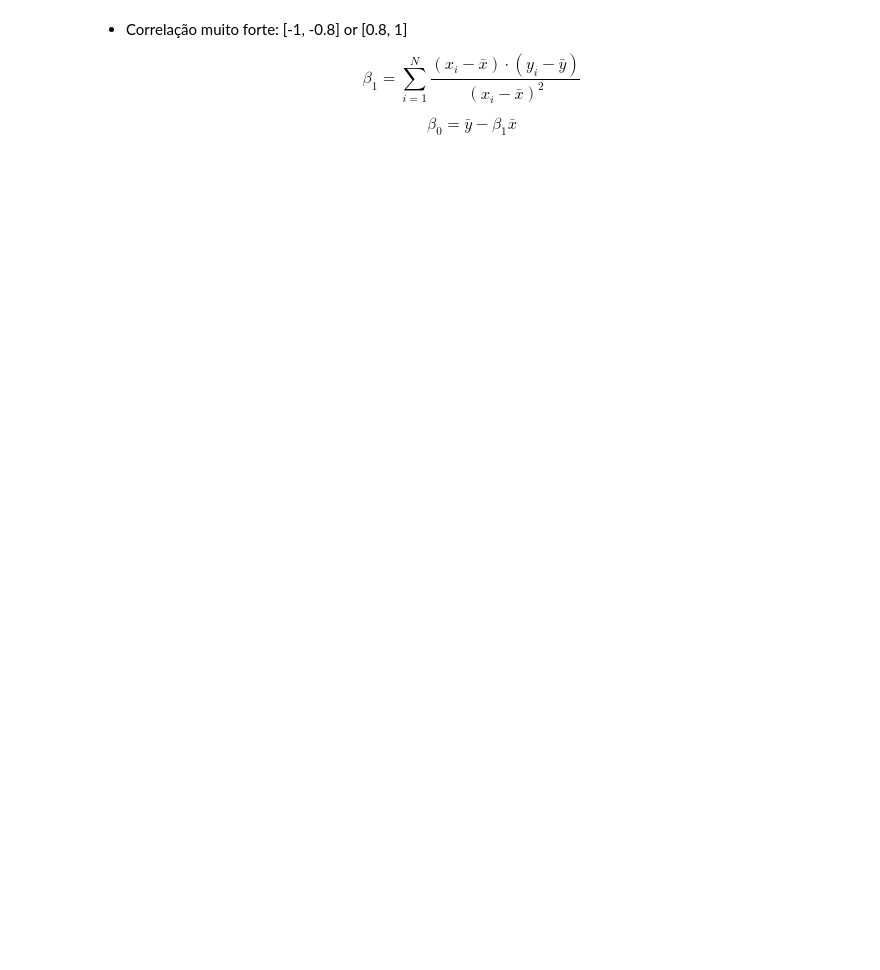
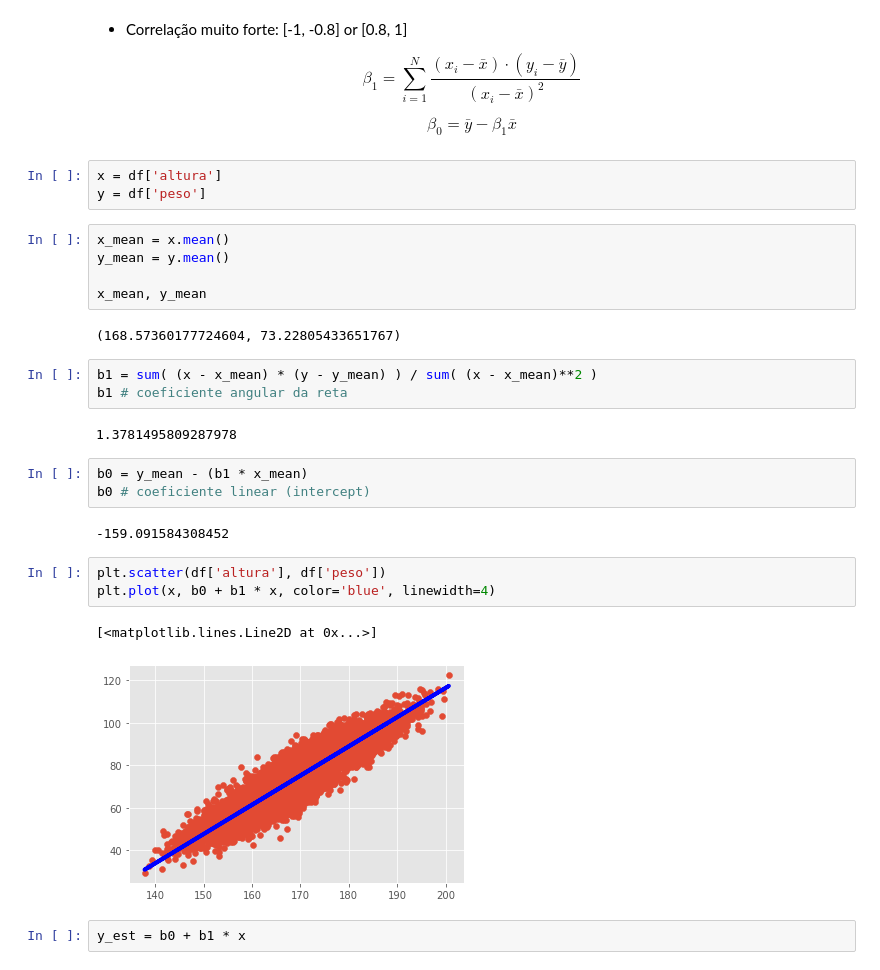
Before and after one commit to remarchese/DSdegree, a Jupyter notebook: Modulo4/Aula11/Regressão Linear Simples.ipynb, the cells around one changed output. Drawn from its saved outputs; the diff is of its cells as text; blank space fills up the shorter version.

```diff
--- a/Modulo4/Aula11/Regressão Linear Simples.ipynb
+++ b/Modulo4/Aula11/Regressão Linear Simples.ipynb
@@ -456,3 +458,31 @@ $$
 $$
 \beta_0 = \bar{y} - \beta_1\bar{x}
 $$
+# %%
+x = df['altura']
+y = df['peso']
+# %%
+x_mean = x.mean()
+y_mean = y.mean()
+
+x_mean, y_mean
+# %% [output]
+(168.57360177724604, 73.22805433651767)
+# %%
+b1 = sum( (x - x_mean) * (y - y_mean) ) / sum( (x - x_mean)**2 )
+b1 # coeficiente angular da reta
+# %% [output]
+1.3781495809287978
+# %%
+b0 = y_mean - (b1 * x_mean)
+b0 # coeficiente linear (intercept)
+# %% [output]
+-159.091584308452
+# %%
+plt.scatter(df['altura'], df['peso'])
+plt.plot(x, b0 + b1 * x, color='blue', linewidth=4)
+# %% [output]
+[<matplotlib.lines.Line2D at 0x...>]
+[figure, added]
+# %%
+y_est = b0 + b1 * x
```
Also changed, not shown: parts of 52 cells of this notebook.
